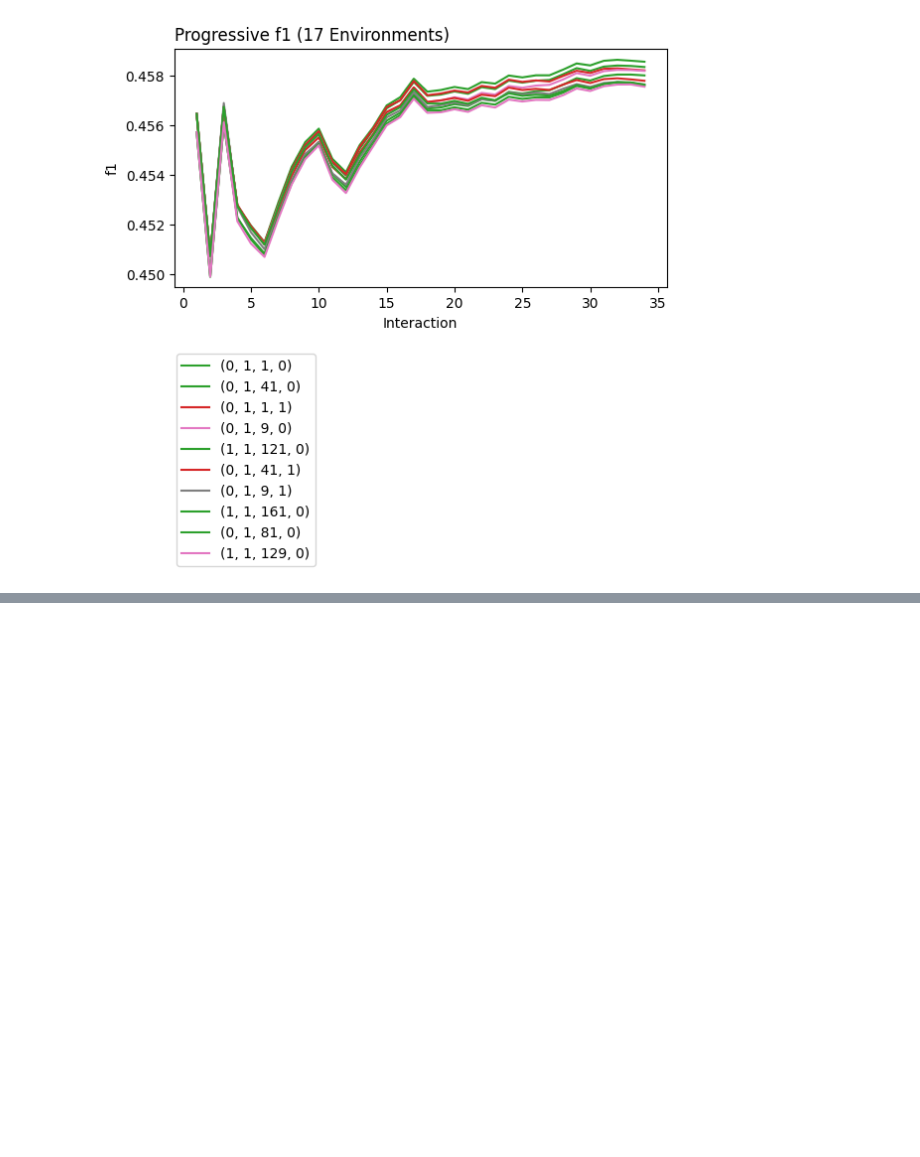
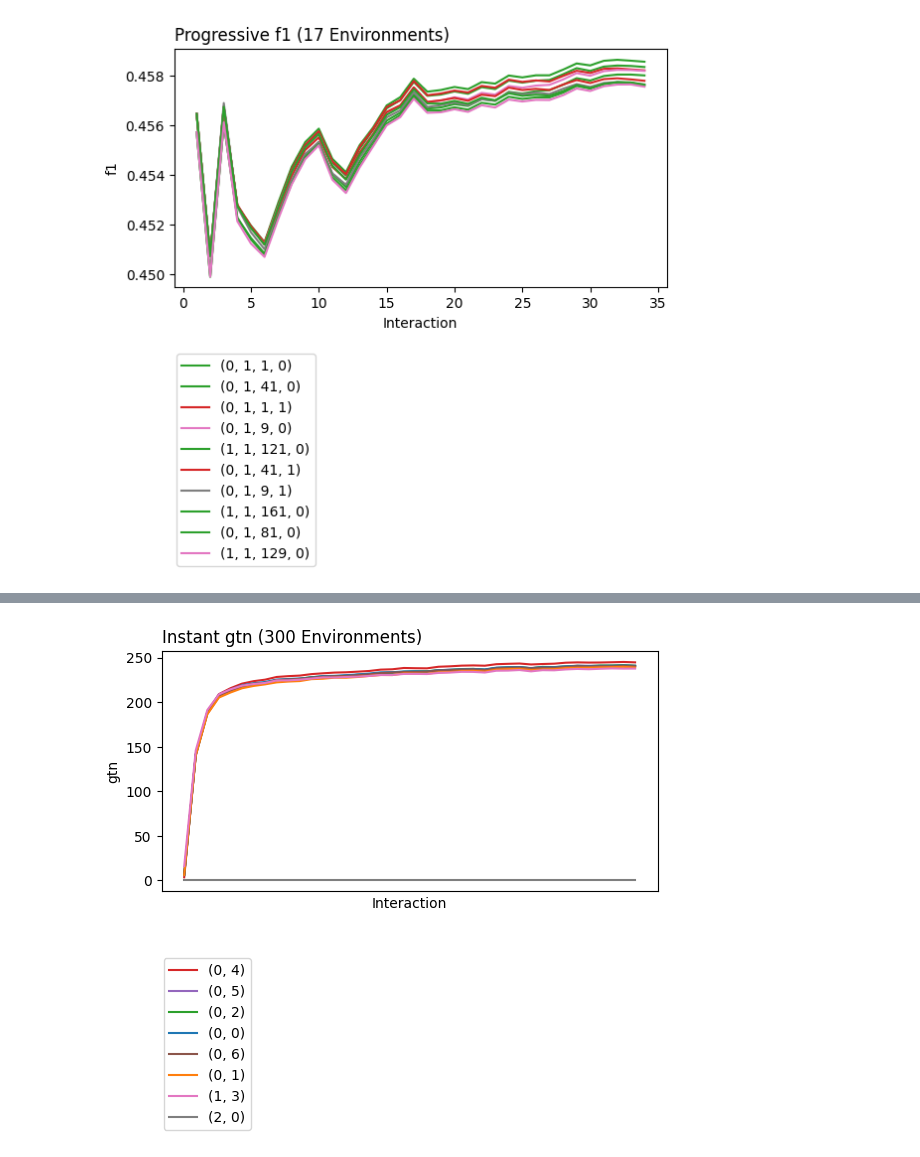
Before and after one commit to mrucker/diss, a Jupyter notebook: sapiens/notebooks/5) results.ipynb, the cells around one changed output, grey strips where cells are left out. Cells and saved outputs as stored; diff of their text form; code cells hidden in the pictures; blank space fills up the shorter version.

```diff
--- a/sapiens/notebooks/5) results.ipynb
+++ b/sapiens/notebooks/5) results.ipynb
@@ -612,0 +646,4 @@ res
+# %%
+res_.plot_learners(y='gtn',span=1,l=['learner_id','evaluator_id'],p=['g','rng'],xticks=False)
+# %% [output]
+[figure, added]
```
Also changed, not shown: parts of 8 cells of this notebook, 1 other file.
